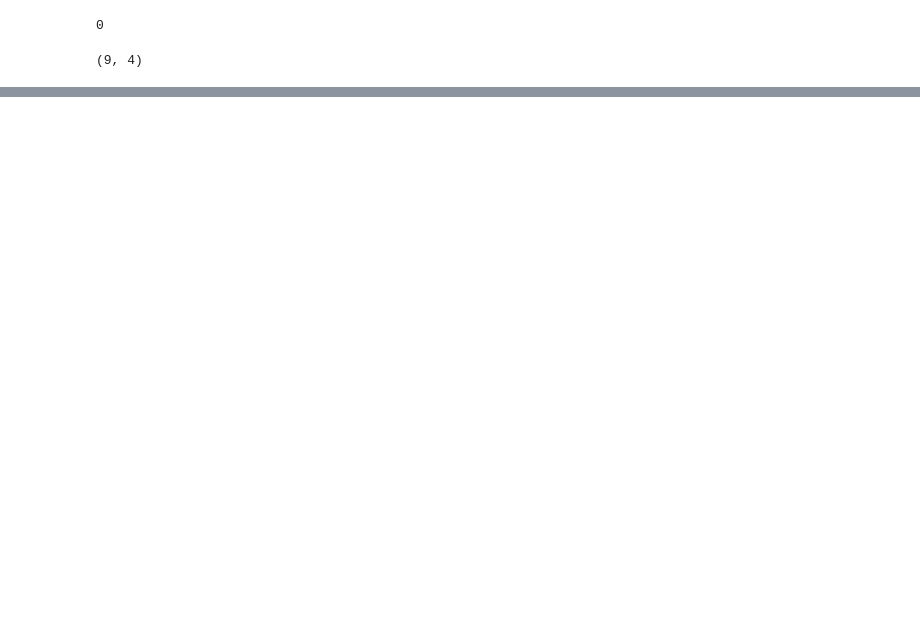
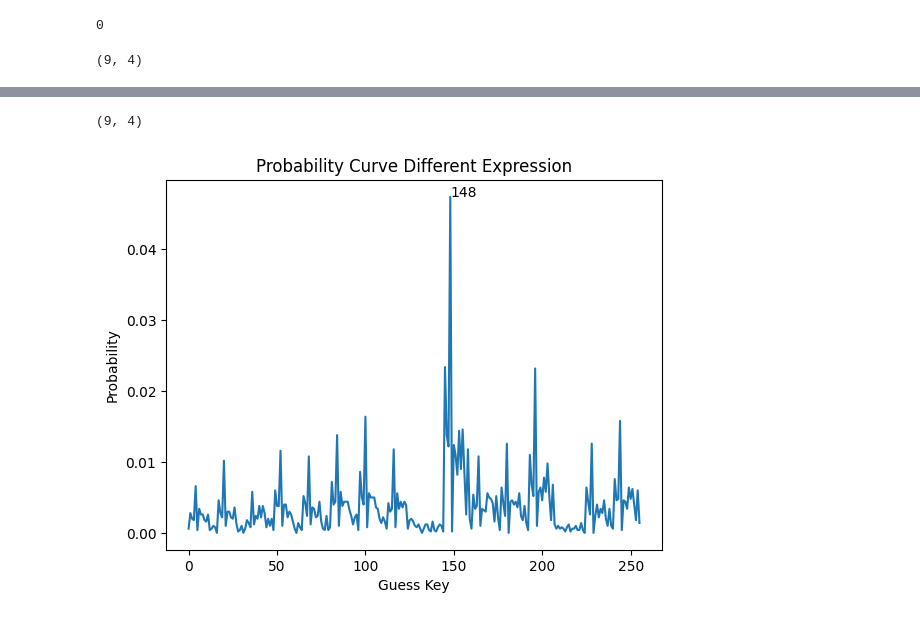
Before and after one commit to xjh2000/cryptanalysis, a Jupyter notebook: linear-different-analysis.ipynb, the cells around one changed output, grey strips where cells are left out. Drawn from its saved outputs; the diff is of its cells as text; code cells hidden in the pictures; blank space fills up the shorter version.

Commit message:
different analysis sample

```diff
--- a/linear-different-analysis.ipynb
+++ b/linear-different-analysis.ipynb
@@ -311,0 +401,40 @@ plt.show()
+# %%
+counts = [[0 for _ in range(16)] for _ in range(16)]
+
+for i in range(5000):
+    for j in range(16):
+        for k in range(16):
+            if is_different_expression(ciphertexts[i], ciphertexts_diff[i], [j, k]):
+                counts[j][k] += 1
+# %%
+import numpy as np
+
+counts = np.array(counts)
+
+probility = np.abs(counts ) / 5000
+
+# Find the index of the maximum count
+index = np.unravel_index(np.argmax(probility, axis=None), probility.shape)
+
+print(index)  # Output: (x, y) index of the most biased count
+# %% [output]
+(9, 4)
+# %%
+import matplotlib.pyplot as plt
+
+flat_probility = probility.flatten()
+
+# Find the index of the maximum probability
+max_index = np.argmax(flat_probility)
+
+plt.plot(flat_probility)
+plt.xlabel('Guess Key')
+plt.ylabel('Probability')
+plt.title('Probability Curve Different Expression')
+
+# Annotate the maximum point
+plt.annotate(f'{max_index}', xy=(float(max_index), flat_probility[max_index]), xytext=(float(max_index), flat_probility[max_index] ))
+
+plt.show()
+# %% [output]
+[figure, added]
```
Also changed, not shown: parts of 8 cells of this notebook.
